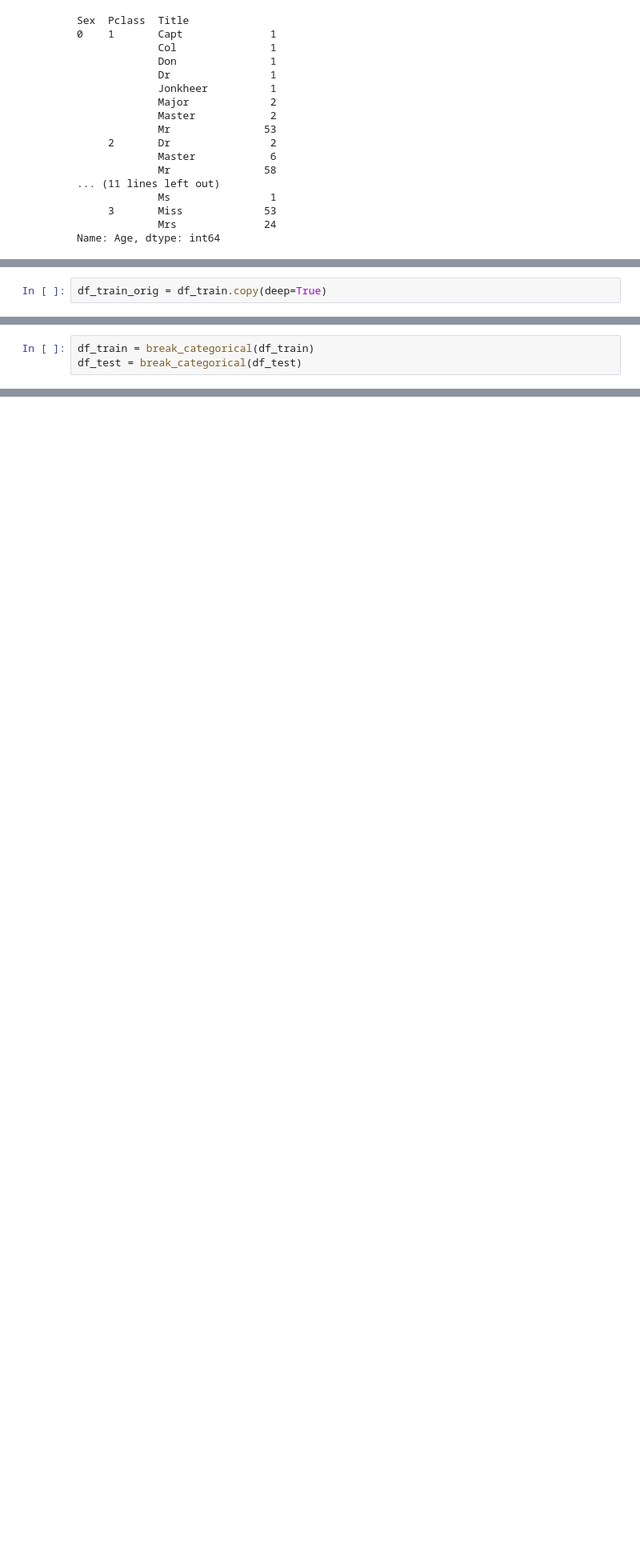
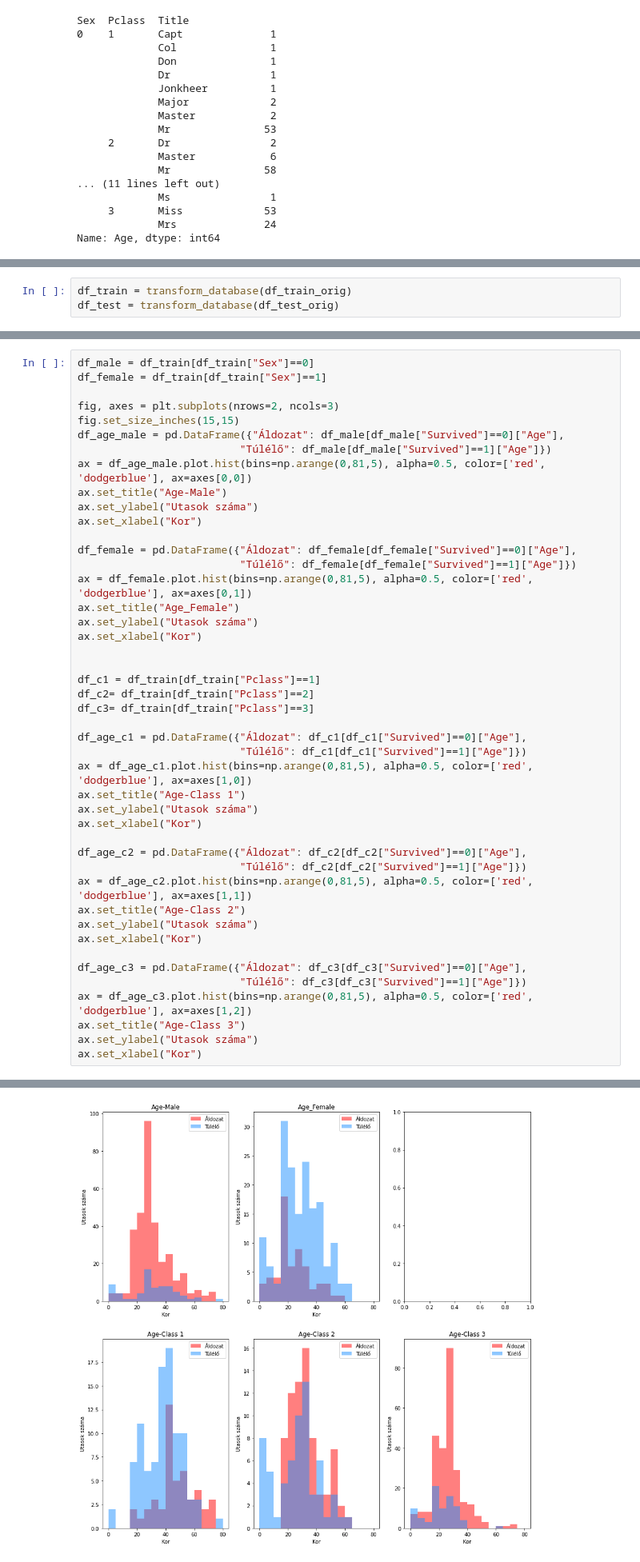
Before and after one commit to banderasz/KPMG, a Jupyter notebook: titanic.ipynb, the cells around one changed output, grey strips where cells are left out. Shown at 80% size. Cells and saved outputs as stored; diff of their text form; blank space fills up the shorter version.

```diff
--- a/titanic.ipynb
+++ b/titanic.ipynb
@@ -316,5 +425,3 @@ Másodosztály esetén FareFamily > 13 esetén a D szintre, FareFamily > 10 eset
 Elsőosztály esetén FareFamily > 60 esetén B, FareFamily > 45 esetén C, FareFamily > 35 esetén A, FareFamily > 30 esetén D, alatta E szintre osztom be az embereket.
 
 A FareFamily-t azért választottam, mivel egy utas esetén ennek értéke nem függ az adatbázisban lévő többi utastól, mint a UnitFare, azonban figyelembe veszi, hogy a jegyár költsége nem egyedül az utast terheli.
-# %%
-df_train_orig = df_train.copy(deep=True)
@@ -395,0 +527,3 @@ df_test = fill_na(df_test)
+# %%
+df_train = transform_database(df_train_orig)
+df_test = transform_database(df_test_orig)
@@ -547,3 +561,0 @@ A kor esetén nem tapasztalhatunk jelentős korrelációt, azonban a hisztrogram
-# %%
-df_train = break_categorical(df_train)
-df_test = break_categorical(df_test)
@@ -584,0 +717,46 @@ df_test.info()
+# %%
+df_male = df_train[df_train["Sex"]==0]
+df_female = df_train[df_train["Sex"]==1]
+
+fig, axes = plt.subplots(nrows=2, ncols=3)
+fig.set_size_inches(15,15)
+df_age_male = pd.DataFrame({"Áldozat": df_male[df_male["Survived"]==0]["Age"],
+                          "Túlélő": df_male[df_male["Survived"]==1]["Age"]})
+ax = df_age_male.plot.hist(bins=np.arange(0,81,5), alpha=0.5, color=['red', 'dodgerblue'], ax=axes[0,0])
+ax.set_title("Age-Male")
+ax.set_ylabel("Utasok száma")
+ax.set_xlabel("Kor")
+
+df_female = pd.DataFrame({"Áldozat": df_female[df_female["Survived"]==0]["Age"],
+                          "Túlélő": df_female[df_female["Survived"]==1]["Age"]})
+ax = df_female.plot.hist(bins=np.arange(0,81,5), alpha=0.5, color=['red', 'dodgerblue'], ax=axes[0,1])
+ax.set_title("Age_Female")
+ax.set_ylabel("Utasok száma")
+ax.set_xlabel("Kor")
+
+
+df_c1 = df_train[df_train["Pclass"]==1]
+df_c2= df_train[df_train["Pclass"]==2]
+df_c3= df_train[df_train["Pclass"]==3]
+
+df_age_c1 = pd.DataFrame({"Áldozat": df_c1[df_c1["Survived"]==0]["Age"],
+                          "Túlélő": df_c1[df_c1["Survived"]==1]["Age"]})
+ax = df_age_c1.plot.hist(bins=np.arange(0,81,5), alpha=0.5, color=['red', 'dodgerblue'], ax=axes[1,0])
+ax.set_title("Age-Class 1")
+ax.set_ylabel("Utasok száma")
+ax.set_xlabel("Kor")
+
+df_age_c2 = pd.DataFrame({"Áldozat": df_c2[df_c2["Survived"]==0]["Age"],
+                          "Túlélő": df_c2[df_c2["Survived"]==1]["Age"]})
+ax = df_age_c2.plot.hist(bins=np.arange(0,81,5), alpha=0.5, color=['red', 'dodgerblue'], ax=axes[1,1])
+ax.set_title("Age-Class 2")
+ax.set_ylabel("Utasok száma")
+ax.set_xlabel("Kor")
+
+df_age_c3 = pd.DataFrame({"Áldozat": df_c3[df_c3["Survived"]==0]["Age"],
+                          "Túlélő": df_c3[df_c3["Survived"]==1]["Age"]})
+ax = df_age_c3.plot.hist(bins=np.arange(0,81,5), alpha=0.5, color=['red', 'dodgerblue'], ax=axes[1,2])
+ax.set_title("Age-Class 3")
+ax.set_ylabel("Utasok száma")
+ax.set_xlabel("Kor")
+# %% [output]
@@ -584,0 +764 @@ df_test.info()
+[figure, added]
```
Also changed, not shown: parts of 76 cells of this notebook.
